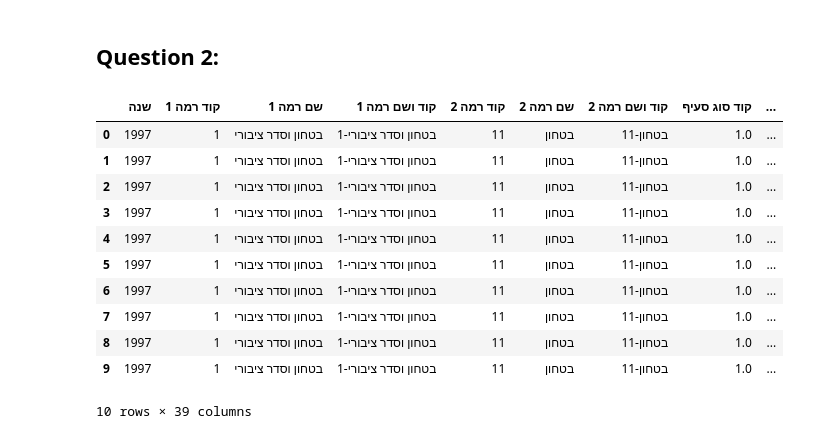
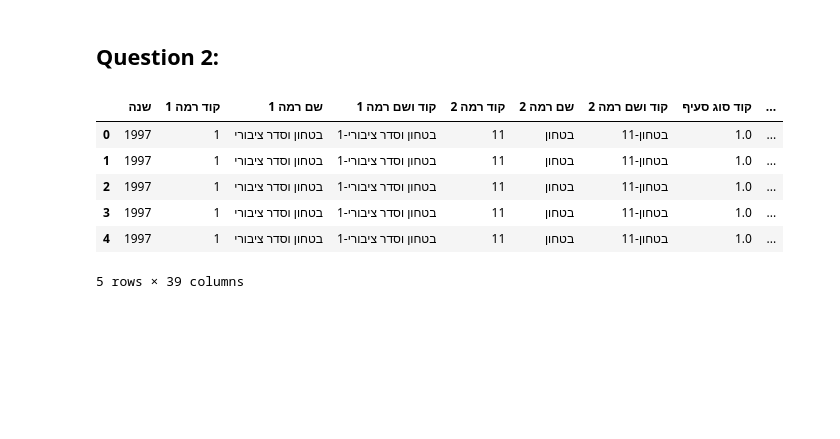
Before and after one commit to kggold4/programming-research-algorithms-assignments, a Jupyter notebook: Python/Ex6/Ex6.ipynb, the cells around one changed output. Drawn from its saved outputs; the diff is of its cells as text; code cells hidden in the pictures; blank space fills up the shorter version.

```diff
--- a/Python/Ex6/Ex6.ipynb
+++ b/Python/Ex6/Ex6.ipynb
@@ -103,16 +102,11 @@ import pandas as pd
 national_budget = pd.read_csv('data/national-budget.csv')
 # %%
-national_budget.head(10)
+national_budget.head()
 # %% [output]
 |  | שנה | קוד רמה 1 | שם רמה 1 | קוד ושם רמה 1 | קוד רמה 2 | שם רמה 2 | קוד ושם רמה 2 | קוד סוג סעיף | ... |
 | 0 | 1997 | 1 | בטחון וסדר ציבורי | 1-בטחון וסדר ציבורי | 11 | בטחון | 11-בטחון | 1.0 | ... |
 | 1 | 1997 | 1 | בטחון וסדר ציבורי | 1-בטחון וסדר ציבורי | 11 | בטחון | 11-בטחון | 1.0 | ... |
 | 2 | 1997 | 1 | בטחון וסדר ציבורי | 1-בטחון וסדר ציבורי | 11 | בטחון | 11-בטחון | 1.0 | ... |
 | 3 | 1997 | 1 | בטחון וסדר ציבורי | 1-בטחון וסדר ציבורי | 11 | בטחון | 11-בטחון | 1.0 | ... |
 | 4 | 1997 | 1 | בטחון וסדר ציבורי | 1-בטחון וסדר ציבורי | 11 | בטחון | 11-בטחון | 1.0 | ... |
-| 5 | 1997 | 1 | בטחון וסדר ציבורי | 1-בטחון וסדר ציבורי | 11 | בטחון | 11-בטחון | 1.0 | ... |
-| 6 | 1997 | 1 | בטחון וסדר ציבורי | 1-בטחון וסדר ציבורי | 11 | בטחון | 11-בטחון | 1.0 | ... |
-| 7 | 1997 | 1 | בטחון וסדר ציבורי | 1-בטחון וסדר ציבורי | 11 | בטחון | 11-בטחון | 1.0 | ... |
-| 8 | 1997 | 1 | בטחון וסדר ציבורי | 1-בטחון וסדר ציבורי | 11 | בטחון | 11-בטחון | 1.0 | ... |
-| 9 | 1997 | 1 | בטחון וסדר ציבורי | 1-בטחון וסדר ציבורי | 11 | בטחון | 11-בטחון | 1.0 | ... |
-10 rows × 39 columns
+5 rows × 39 columns
```
Also changed, not shown: parts of 7 cells of this notebook.
